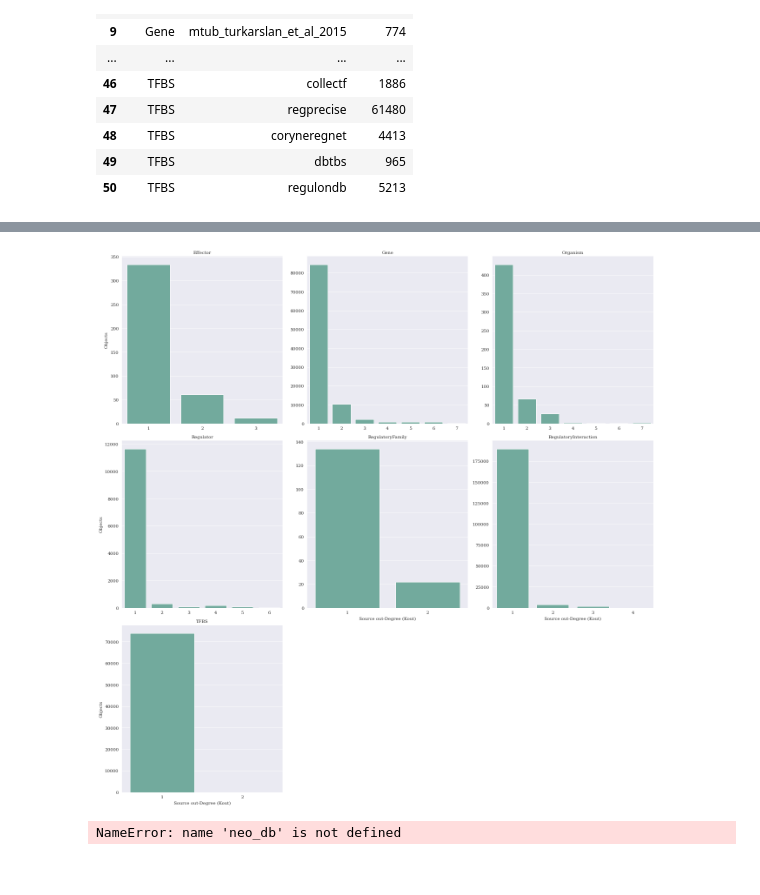
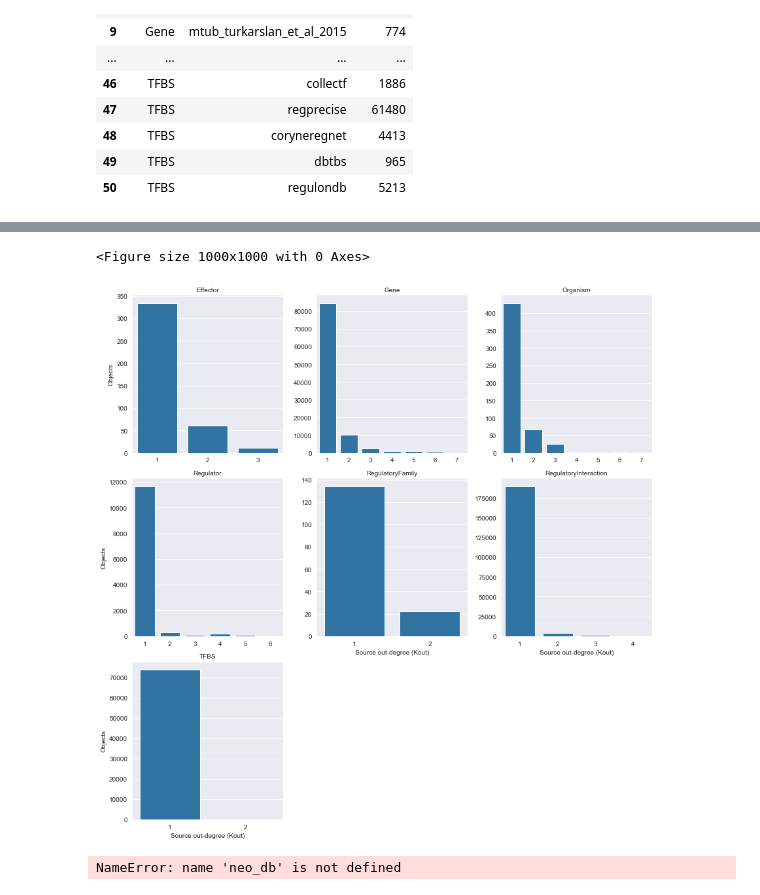
Before and after one commit to cruz-f/protrend-database, a Jupyter notebook: src/protrend/report/source_report.ipynb, the cells around one changed output, grey strips where cells are left out. Cells and saved outputs as stored; diff of their text form; code cells hidden in the pictures.

```diff
--- a/src/protrend/report/source_report.ipynb
+++ b/src/protrend/report/source_report.ipynb
@@ -106,6 +112,6 @@ for label in labels:
 # %%
 df = pd.concat(dfs, keys=labels)
 df = df.reset_index(drop=False)
-df = df.rename(columns={'level_0': 'Entity', 'level_1': 'Source out-Degree (Kout)', 'Sources': 'Objects'})
+df = df.rename(columns={'level_0': 'Entity', 'level_1': 'Source out-degree (Kout)', 'Sources': 'Objects'})
 df
 # %% [output]
@@ -129,26 +135,29 @@ df
 # %%
 import seaborn as sns
 import matplotlib.pyplot as plt
 
+my_dpi=150
+plt.figure(figsize=(1000/my_dpi, 1000/my_dpi), dpi=my_dpi)
+
 g = sns.FacetGrid(df,
                   col="Entity",
                   col_wrap=3,
-                  palette="Set3",
                   sharex=False,
                   sharey=False,
-                  height=6)
+                  height=4)
 
 g.map(sns.barplot,
-      "Source out-Degree (Kout)",
+      "Source out-degree (Kout)",
       "Objects",
-      color='#69b3a2')
+      label='large')
 
 g.set_titles("{col_name}")
 
 plt.savefig("source_degree.png", bbox_inches="tight", dpi=150)
 plt.show()
 # %% [output]
+<Figure size 1000x1000 with 0 Axes>
-[figure, old version]
+[figure, new version]
 # %%
 import pandas as pd
 
```
Also changed, not shown: parts of 2 cells of this notebook, 17 other files.
